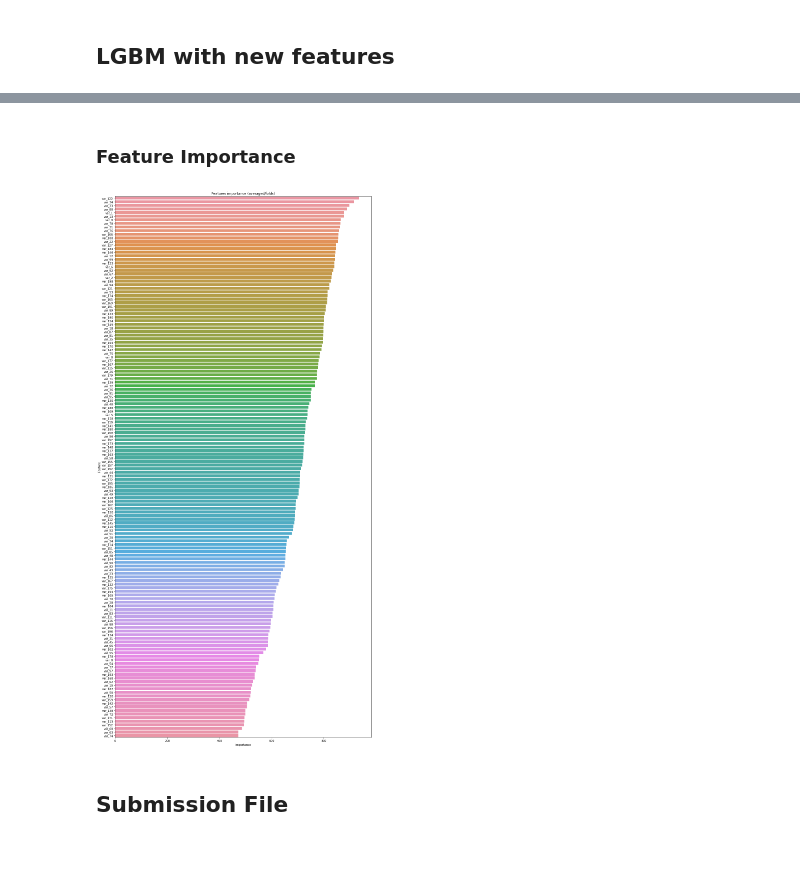
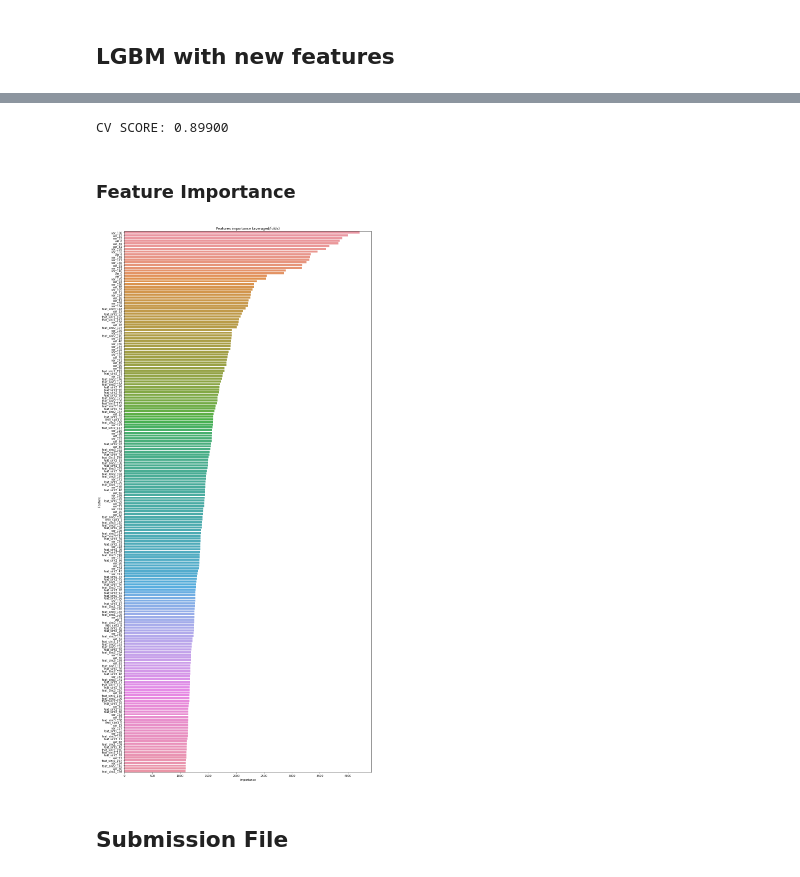
Before and after one commit to altierispeixoto/notebooks, a Jupyter notebook: santander/santander-eda-lgbm-with-new-features.ipynb, the cells around one changed output, grey strips where cells are left out. Drawn from its saved outputs; the diff is of its cells as text; code cells hidden in the pictures.

```diff
--- a/santander/santander-eda-lgbm-with-new-features.ipynb
+++ b/santander/santander-eda-lgbm-with-new-features.ipynb
@@ -179,0 +98,16 @@ params_tuned = {
+# %%
+params_tuned = {'bagging_fraction': 0.39934984667985884,
+ 'bagging_freq': 4,
+ 'boost_from_average': 'false',
+ 'boosting_type': 'gbdt',
+ 'feature_fraction': 0.03490309392429159,
+ 'learning_rate': 0.001,
+ 'metric': 'auc',
+ 'random_state': 42,
+ 'min_data_in_leaf': 60,
+ 'min_sum_hessian_in_leaf': 6.0,
+ 'num_leaves': 5,
+ 'num_threads': 8,
+ 'objective': 'binary',
+ 'tree_learner': 'serial'
+               }
@@ -179,0 +124,10 @@ params_tuned = {
+# %%
+for i in range(0,len(train.columns)):
+    train['feat_sint1_'+str(i)] = train.iloc[:,i] * train.iloc[:,i+1]
+    train['feat_sint2_'+str(i)] = train.iloc[:,i] - train.iloc[:,i+1]
+    train['feat_sint3_'+str(i)] = train.iloc[:,i] + train.iloc[:,i+1]
+# %%
+for i in range(0,len(train.columns)):
+    test['feat_sint1_'+str(i)] = test.iloc[:,i] * test.iloc[:,i+1]
+    test['feat_sint2_'+str(i)] = test.iloc[:,i] - test.iloc[:,i+1]
+    test['feat_sint3_'+str(i)] = test.iloc[:,i] + test.iloc[:,i+1]
@@ -183,20 +142,21 @@ X_test = test.values.astype(float)
 y_pred_lgb = np.zeros(len(X_test))
 features = [c for c in X.columns]
 oof = np.zeros(len(train))
-fold_n = 5
+fold_n = 12
 cv = fold_n
 
-folds = StratifiedKFold(n_splits=fold_n, random_state=10, shuffle=True)
+folds = StratifiedKFold(n_splits=fold_n, random_state=10, shuffle=False)
 
-for fold_n, (train_index, valid_index) in enumerate(folds.split(X,y)):
+#
+for fold_n, (train_index, valid_index) in enumerate(folds.split(X,target)):
     print('Fold', fold_n, 'started at', time.ctime())
     X_train, X_valid = X.iloc[train_index], X.iloc[valid_index]
-    y_train, y_valid = y[train_index], y[valid_index]
+    y_train, y_valid = target[train_index], target[valid_index]
 
     train_data = lgb.Dataset(X_train, label=y_train)
     valid_data = lgb.Dataset(X_valid, label=y_valid)
 
-    lgb_model = lgb.train(params_tuned,train_data,num_boost_round=100000, valid_sets = [train_data, valid_data],verbose_eval=1000,early_stopping_rounds = 3000)
+    lgb_model = lgb.train(params_tuned,train_data,num_boost_round=1000000, valid_sets = [train_data, valid_data],verbose_eval=1000,early_stopping_rounds = 3500)
     oof[valid_index] = lgb_model.predict(X.iloc[valid_index][features], num_iteration=lgb_model.best_iteration)
 
     feature_importance_df = pd.DataFrame()
@@ -207,6 +167,4 @@ for fold_n, (train_index, valid_index) in enumerate(folds.split(X,y)):
     feature_importance_df = pd.concat([feature_importance_df, fold_importance_df], axis=0)
 
     y_pred_lgb += lgb_model.predict(X_test, num_iteration=lgb_model.best_iteration)/cv
-
-print("CV SCORE: {:<8.5f}".format(roc_auc_score(y, oof)))
 # %% [output]
@@ -229,0 +188,4 @@ Wall time: 22min 3s
+# %%
+print("CV SCORE: {:<8.5f}".format(roc_auc_score(target, oof)))
+# %% [output]
+CV SCORE: 0.89900
@@ -232,17 +210,17 @@ Wall time: 22min 3s
 # %%
 cols = (feature_importance_df[["Feature", "importance"]]
         .groupby("Feature")
         .mean()
-        .sort_values(by="importance", ascending=False)[:150].index)
+        .sort_values(by="importance", ascending=False)[:200].index)
 best_features = feature_importance_df.loc[feature_importance_df.Feature.isin(cols)]
 
 plt.figure(figsize=(14,28))
 sns.barplot(x="importance", y="Feature", data=best_features.sort_values(by="importance",ascending=False))
 plt.title('Features importance (averaged/folds)')
 plt.tight_layout()
 plt.savefig('FI.png')
 # %% [output]
-[figure, old version]
+[figure, new version]
 # %% [markdown]
 ## Submission File
 # %%
```
Also changed, not shown: parts of 16 cells of this notebook, 2 other files.
